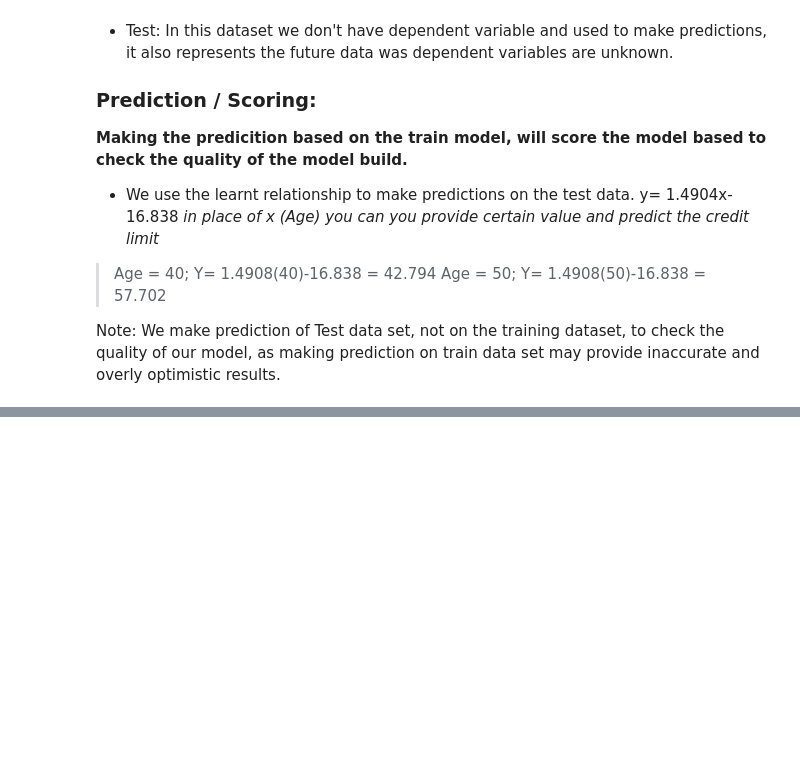
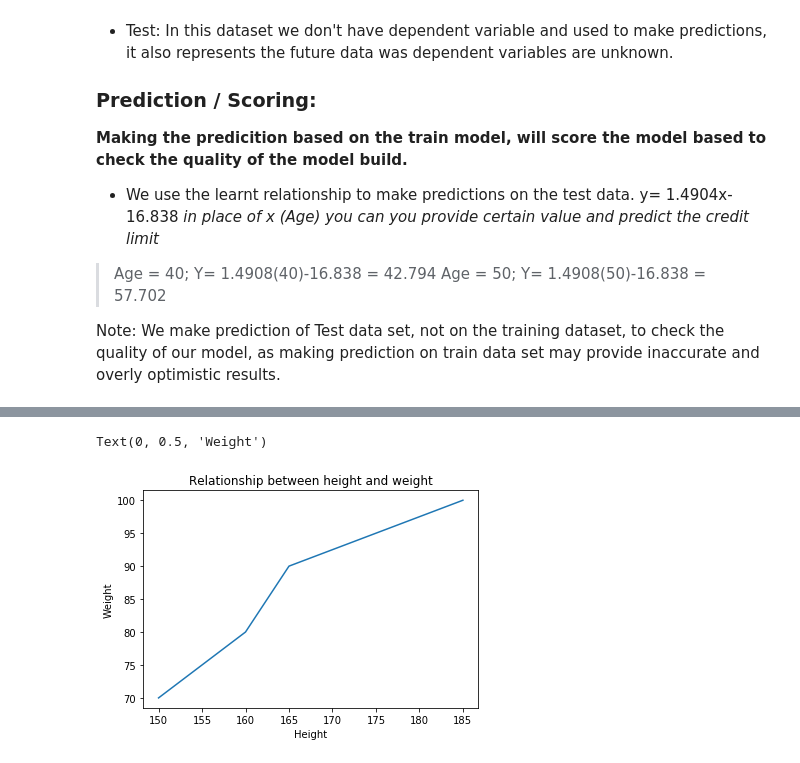
Before and after one commit to sntshred/DataScience, a Jupyter notebook: Operators.ipynb, the cells around one changed output, grey strips where cells are left out. Saved outputs shown, nothing was run; the diff lists cells and outputs as text; code cells hidden in the pictures; blank space fills up the shorter version.

```diff
--- a/Operators.ipynb
+++ b/Operators.ipynb
@@ -2392,0 +3191,11 @@ Note: We make prediction of Test data set, not on the training dataset, to check
+# %%
+# draw the plot
+plt.plot(height,weight)
+
+plt.title("Relationship between height and weight")
+
+plt.xlabel("Height")
+plt.ylabel("Weight")
+# %% [output]
+Text(0, 0.5, 'Weight')
+[figure, added]
```
Also changed, not shown: parts of 91 cells of this notebook, 18 other files.
